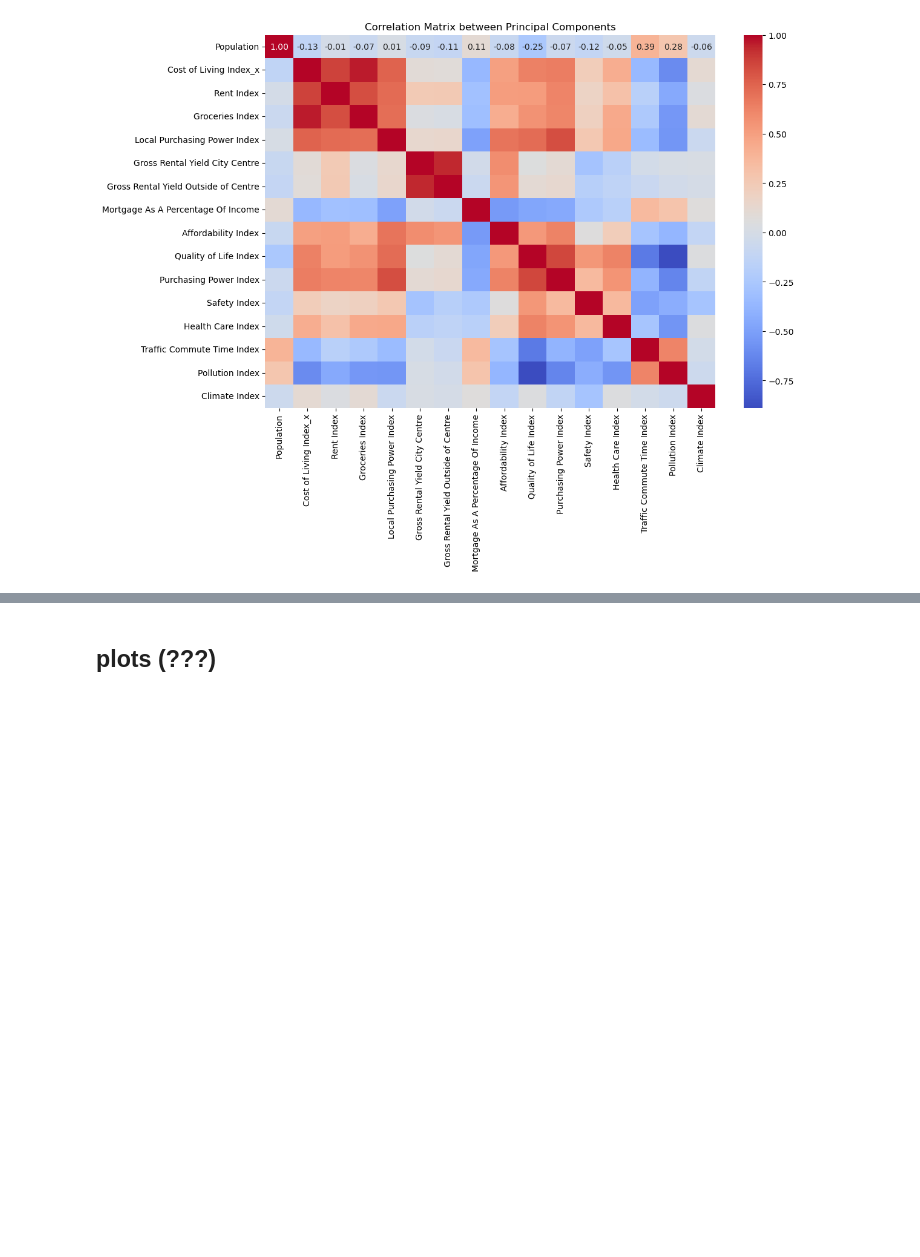
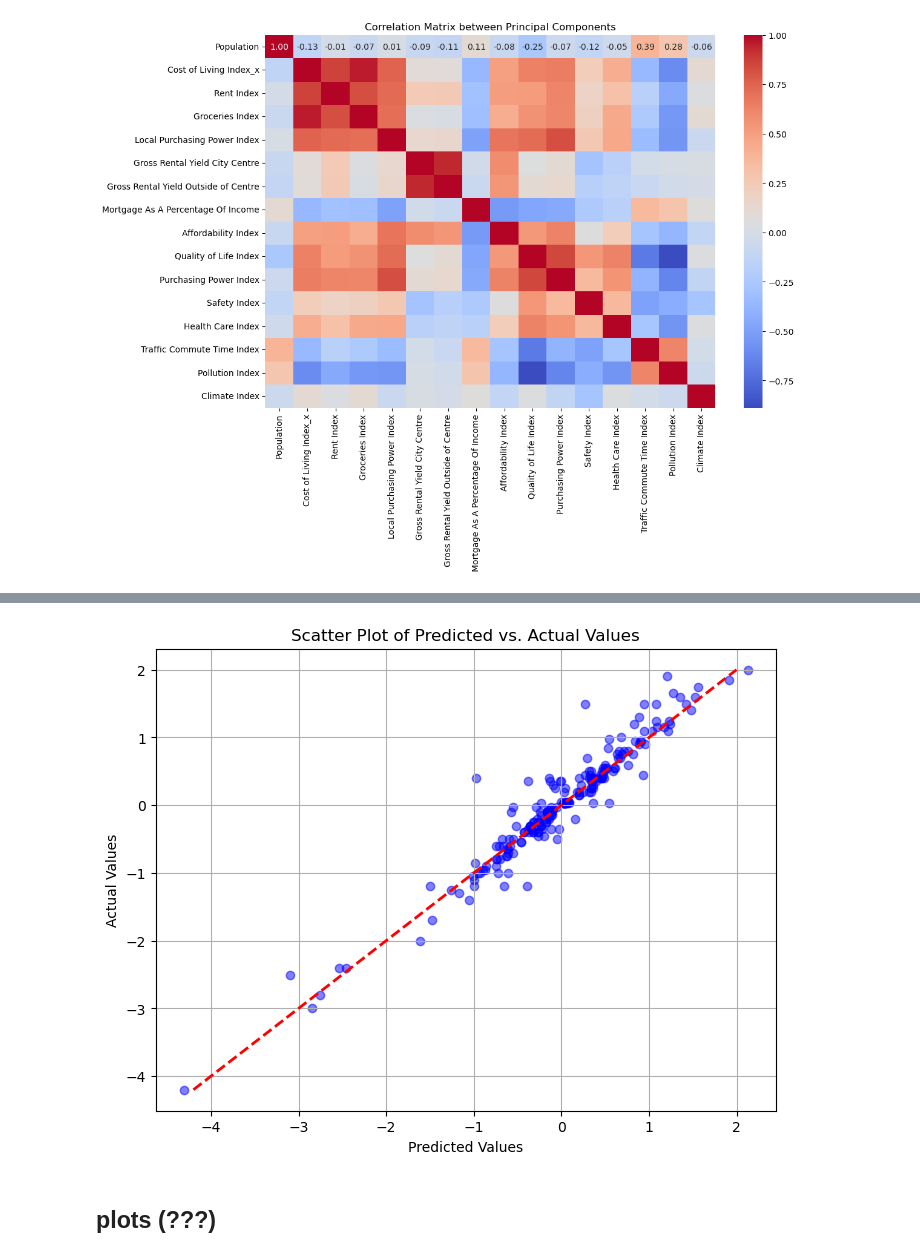
Before and after one commit to ronmaccms/DE_Team, a Jupyter notebook: 05_data_eng_cities_kpis.ipynb, the cells around one changed output, grey strips where cells are left out. Cells and saved outputs as stored; diff of their text form; code cells hidden in the pictures; blank space fills up the shorter version.

```diff
--- a/05_data_eng_cities_kpis.ipynb
+++ b/05_data_eng_cities_kpis.ipynb
@@ -653,3 +469,15 @@ Test RMSE: 0.74
+# %%
+# Scatter plot of predicted vs. actual values
+plt.figure(figsize=(8, 6))
+plt.scatter(predictions_test, y_test, alpha=0.5, color='blue')
+plt.plot([y_test.min(), y_test.max()], [y_test.min(), y_test.max()], 'k--', lw=2, color='red')
+plt.title('Scatter Plot of Predicted vs. Actual Values')
+plt.xlabel('Predicted Values')
+plt.ylabel('Actual Values')
+plt.grid(True)
+plt.show()
+# %% [output]
+[figure, added]
 # %% [markdown]
 ## plots (???)
 # %% [markdown]
```
Also changed, not shown: parts of 45 cells of this notebook, 3 other files.
